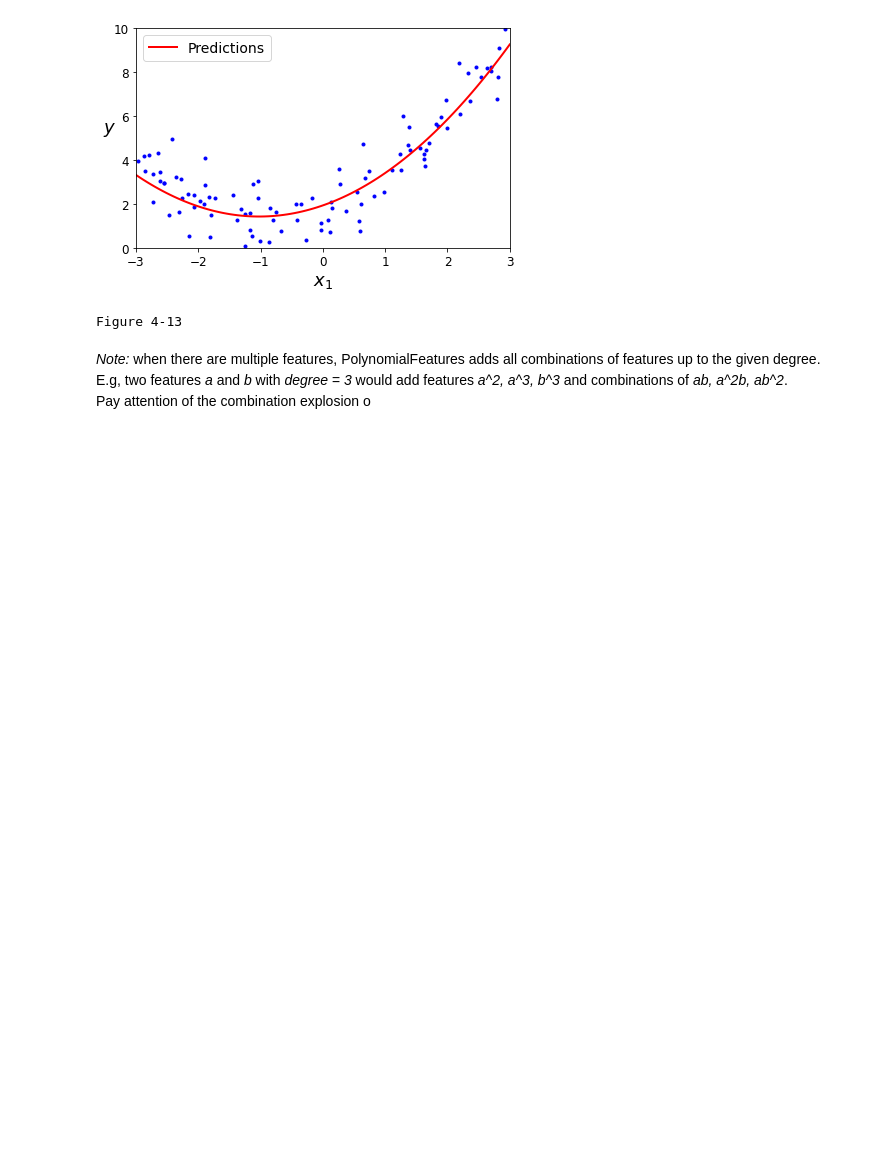
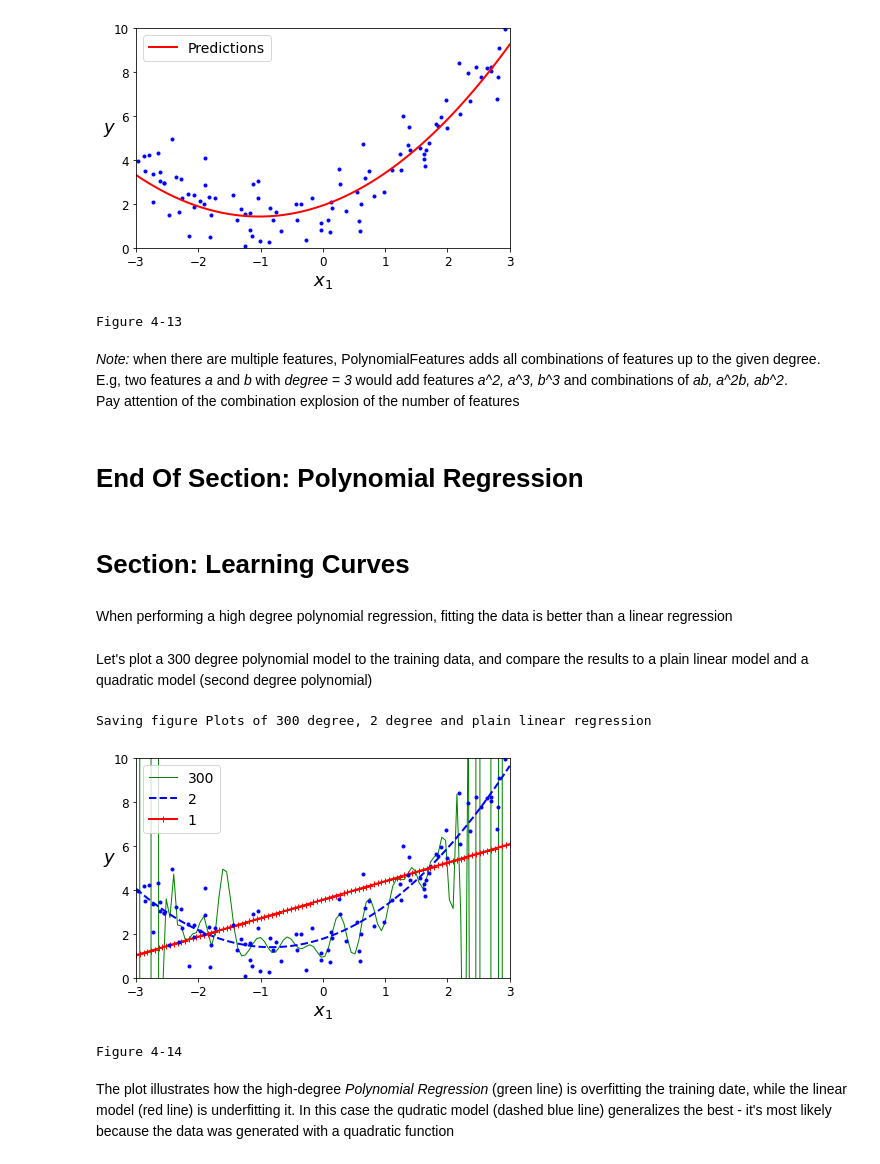
Before and after one commit to MarkJasonE/HandsOnML-TrainingLinearModels-Exercise, a Jupyter notebook: TrainingLinearModels.ipynb, the cells around one changed output. Saved outputs shown, nothing was run; the diff lists cells and outputs as text; code cells hidden in the pictures; blank space fills up the shorter version.

```diff
--- a/TrainingLinearModels.ipynb
+++ b/TrainingLinearModels.ipynb
@@ -485,4 +488,40 @@ Figure 4-13
 # %% [markdown]
 <em>Note:</em> when there are multiple features, PolynomialFeatures adds all combinations of features up to the given degree. E.g, two features <em>a</em> and <em>b</em> with <em>degree = 3</em> would add features <em>a^2, a^3, b^3</em> and combinations of <em>ab, a^2b, ab^2</em>.
 <br>
-Pay attention of the combination explosion o
+Pay attention of the combination explosion of the number of features
+# %% [markdown]
+# End Of Section: Polynomial Regression
+# %% [markdown]
+# Section: Learning Curves
+# %% [markdown]
+When performing a high degree polynomial regression, fitting the data is better than a linear regression
+# %% [markdown]
+Let's plot a 300 degree polynomial model to the training data, and compare the results to a plain linear model and a quadratic model (second degree polynomial)
+# %%
+for style, width, degree in (("g-", 1, 300), ("b--", 2, 2), ("r-+", 2, 1)):
+    polybig_features = PolynomialFeatures(degree=degree, include_bias=False)
+    std_scaler = StandardScaler()
+    lin_reg = LinearRegression()
+    polynomial_regression = Pipeline([
+        ("poly_features", polybig_features),
+        ("std_scaler", std_scaler),
+        ("lin_reg", lin_reg),
+    ])
+    polynomial_regression.fit(X, y)
+    y_newbig = polynomial_regression.predict(X_new)
+    plt.plot(X_new, y_newbig, style, label=str(degree), linewidth=width)
+
+plt.plot(X, y, "b.", linewidth=3)
+plt.xlabel("$x_1$", fontsize=18)
+plt.ylabel("$y$", rotation=0, fontsize=18)
+plt.legend(loc="upper left", fontsize=14)
+plt.axis([-3, 3, 0, 10])
+save_fig("Plots of 300 degree, 2 degree and plain linear regression")
+plt.show()
+print("Figure 4-14")
+# %% [output]
+Saving figure Plots of 300 degree, 2 degree and plain linear regression
+[figure, added]
+Figure 4-14
+# %% [markdown]
+The plot illustrates how the high-degree <em>Polynomial Regression</em> (green line) is overfitting the training date, while the linear model (red line) is underfitting it. In this case the qudratic model (dashed blue line) generalizes the best - it's most likely because the data was generated with a quadratic function
```
Also changed, not shown: parts of 14 cells of this notebook, 4 other files.
